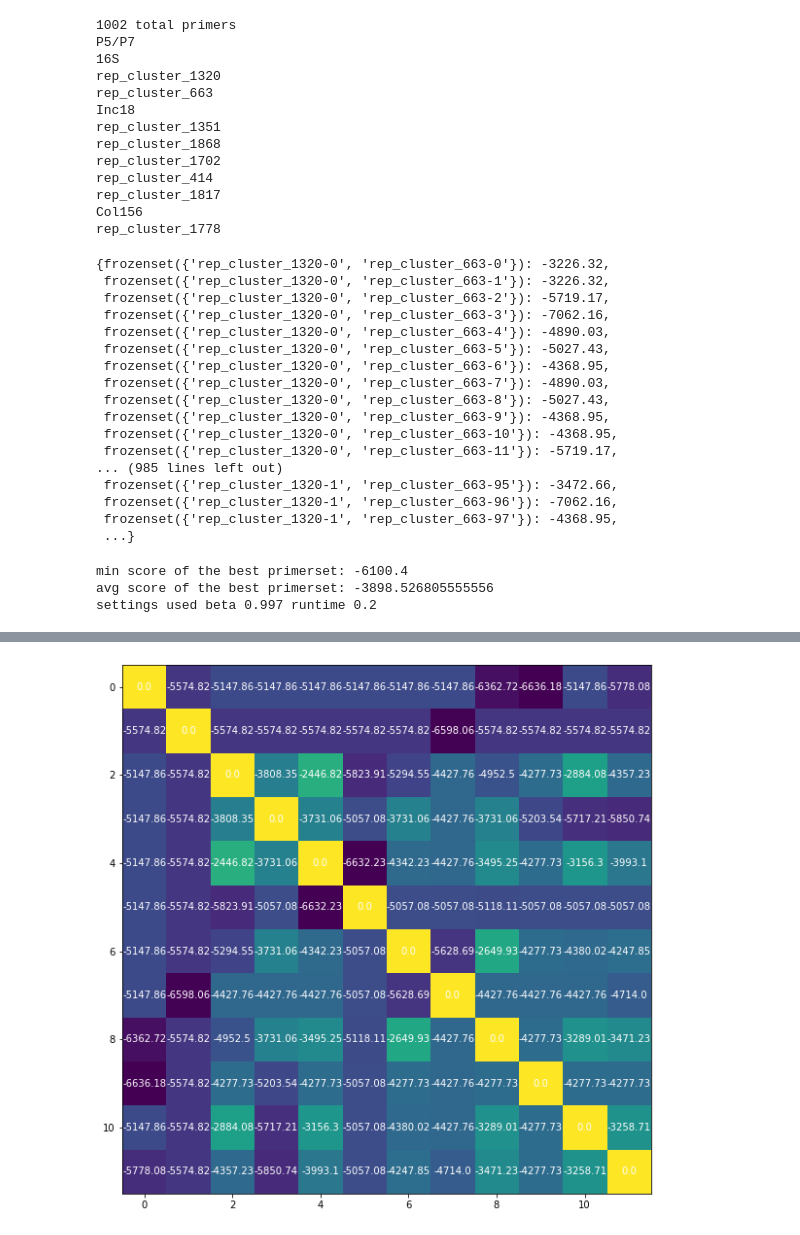
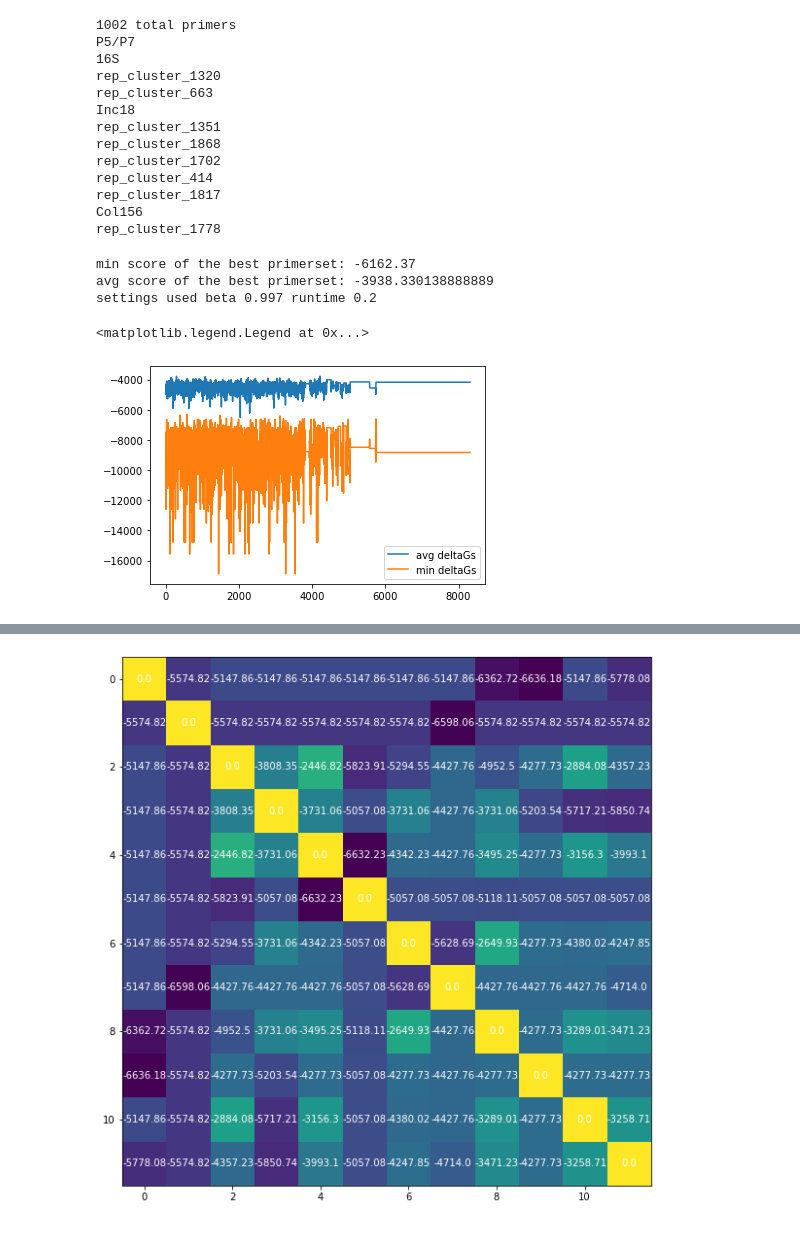
Before and after one commit to VenturelliLab/DoTA-seq-Paper, a Jupyter notebook: PrimerPicker/3.Simulated-annealing-primerpooling.ipynb, the cells around one changed output, grey strips where cells are left out. Saved outputs shown, nothing was run; the diff lists cells and outputs as text; code cells hidden in the pictures.

Commit message:
updated primerpicker script to be more userfriendly

```diff
--- a/PrimerPicker/3.Simulated-annealing-primerpooling.ipynb
+++ b/PrimerPicker/3.Simulated-annealing-primerpooling.ipynb
@@ -65,43 +71,24 @@ rep_cluster_1817
 Col156
 rep_cluster_1778
 # %%
-#load up the calculated primer dimer free energies from step 2
+#load the calculated primer dimer free energies from script 2
 import pickle
-with open("adjdict-noadaptors.pickle", "rb") as infile:
+with open("dimerization-deltaGs.pickle", "rb") as infile:
     adjdict = pickle.load(infile)
-# %%
-adjdict
-# %% [output]
-{frozenset({'rep_cluster_1320-0', 'rep_cluster_663-0'}): -3226.32,
- frozenset({'rep_cluster_1320-0', 'rep_cluster_663-1'}): -3226.32,
- frozenset({'rep_cluster_1320-0', 'rep_cluster_663-2'}): -5719.17,
- frozenset({'rep_cluster_1320-0', 'rep_cluster_663-3'}): -7062.16,
- frozenset({'rep_cluster_1320-0', 'rep_cluster_663-4'}): -4890.03,
- frozenset({'rep_cluster_1320-0', 'rep_cluster_663-5'}): -5027.43,
- frozenset({'rep_cluster_1320-0', 'rep_cluster_663-6'}): -4368.95,
- frozenset({'rep_cluster_1320-0', 'rep_cluster_663-7'}): -4890.03,
- frozenset({'rep_cluster_1320-0', 'rep_cluster_663-8'}): -5027.43,
- frozenset({'rep_cluster_1320-0', 'rep_cluster_663-9'}): -4368.95,
- frozenset({'rep_cluster_1320-0', 'rep_cluster_663-10'}): -4368.95,
- frozenset({'rep_cluster_1320-0', 'rep_cluster_663-11'}): -5719.17,
-... (985 lines left out)
- frozenset({'rep_cluster_1320-1', 'rep_cluster_663-95'}): -3472.66,
- frozenset({'rep_cluster_1320-1', 'rep_cluster_663-96'}): -7062.16,
- frozenset({'rep_cluster_1320-1', 'rep_cluster_663-97'}): -4368.95,
- ...}
 # %%
-#simulated annealing algorithm to find more different sets
+#simulated annealing algorithm to find primer pools with lowest likelihood of forming primer dimers
 import random
 import numpy as np
 from time import process_time
 import sys
 
-def get_scores(pmr1, pmr2, adaptorweight): #this this function uses the dif adj dicitonary calcualted from ntthal
+#This function just gets the deltaG scores for specified primerset pairs, calculated from script 2.
+def get_scores(pmr1, pmr2):
     return adjdict[frozenset((pmr1.id,pmr2.id))]
 
-def sim_anneal(T = 10, length = 1, adaptorweight = 1, beta = 0.99):
+def sim_anneal(T = 10, length = 1, beta = 0.99):
     #THIS ALGORITHM ASSUMES P5/P7 and 16S are the first 2 in the list of genes!
-    #FOR OTHER CASES WHERE THIS DOES NOT APPLY, REMOVE THE FOLLOWING IF STATEMENT
+    #FOR OTHER CASES WHERE THIS DOES NOT APPLY, MODIFY THE FOLLOWING IF STATEMENT
     if genelist[0].name != "P5/P7" or genelist[1].name != "16S":
         print("Gene order not as expected! Exiting")
         return "error"
@@ -113,7 +100,7 @@ def sim_anneal(T = 10, length = 1, adaptorweight = 1, beta = 0.99):
     tend = tstart + 60*length #length is input as minutes
     cycles = 0 #keep track of how many cycles we've done
     bestscore = -9999
-    bestset = []
+    bestset = [] #keep track of the best set of primers identified
 
     #1. start with an initial random state
     pset = []
@@ -124,7 +111,7 @@ def sim_anneal(T = 10, length = 1, adaptorweight = 1, beta = 0.99):
     scores1 = np.zeros((len(pset),len(pset)))
     for i in range(len(pset)):
         for j in range(i): #every comparison between different primersets
-            scores1[i,j] = get_scores(pset[i], pset[j], adaptorweight)
+            scores1[i,j] = get_scores(pset[i], pset[j])
             scores1[j,i] = scores1[i,j] #make it symmetrical for later row-summing reasons
 
     #start iterating through simulated annealing
@@ -136,12 +123,11 @@ def sim_anneal(T = 10, length = 1, adaptorweight = 1, beta = 0.99):
         scoresrow = np.sum(scores1, axis = 0) #sum the rows to get aggregate scores for each primer to help choose which one to change
 
         #probabilistic picking of worst performing gene or any random gene
-        if random.random() >= 0.2: #80% most of the time pick the worst perfomring primer
-            c = np.argmin(scoresrow[2:])+2  #select the position with worst score to change
-            #start from 2 to avoid changing P5/P7 or 16S primer, which there is no choice to change anyways.
-            #the +2 is to account for the index offset when we subset the scoresrow list to remove the first 2 entries
+        if random.random() >= 0.2: #80% most of the time pick the worst performrng primer to change
+            c = np.argmin(scoresrow[num_unchangeable:])+num_unchangeable  #select the position with worst score to change
+            #exclude the unchangeable primers from this selection process, as there are no alternatives anyways
         else:
-            c = random.choice(range(len(pset))) #20% of the time, just choose random position to change
+            c = random.choice(range(len(pset))) #20% of the time, just choose random primer to change
 
         psetnew[c] = random.choice(genelist[c].primers) #get a new primer for that position
 
@@ -149,7 +135,7 @@ def sim_anneal(T = 10, length = 1, adaptorweight = 1, beta = 0.99):
         scores2 = np.zeros((len(pset),len(pset)))
         for i in range(len(pset)):
             for j in range(i+1, len(pset)):
-                scores2[i,j] = get_scores(psetnew[i], psetnew[j], adaptorweight)
+                scores2[i,j] = get_scores(psetnew[i], psetnew[j])
                 scores2[j,i] = scores2[i,j]
 
         #4. compare both scores and decide to accept or not
@@ -189,10 +175,20 @@ def sim_anneal(T = 10, length = 1, adaptorweight = 1, beta = 0.99):
 
     return bestscore, bestset, min_history, avg_history, Temp_history #report bestset
 # %%
-#Test settins for simulated annealing to get satisfactory settings before  large parallel run
+#Test settings for simulated annealing to get satisfactory settings before making a large parallel run to find the best primersets
+
 #tune the T and length settings until you get satisfactory results
-scores, pset, minhistory, avghistory, temp = sim_anneal(length = 0.2, adaptorweight = 1, T = 600, beta = 0.997)
+scores, pset, minhistory, avghistory, temp = sim_anneal(length = 0.2, T = 600, beta = 0.997)
+
+#plot the performance of the primersets sampled over time
+import matplotlib.pyplot as pyplot
+%matplotlib inline
+pyplot.plot(avghistory, label = "avg deltaGs")
+pyplot.plot(minhistory, label = "min deltaGs")
+pyplot.legend()
 # %% [output]
-min score of the best primerset: -6100.4
-avg score of the best primerset: -3898.526805555556
+min score of the best primerset: -6162.37
+avg score of the best primerset: -3938.330138888889
 settings used beta 0.997 runtime 0.2
+<matplotlib.legend.Legend at 0x...>
+[figure, added]
```
Also changed, not shown: parts of 8 cells of this notebook.
